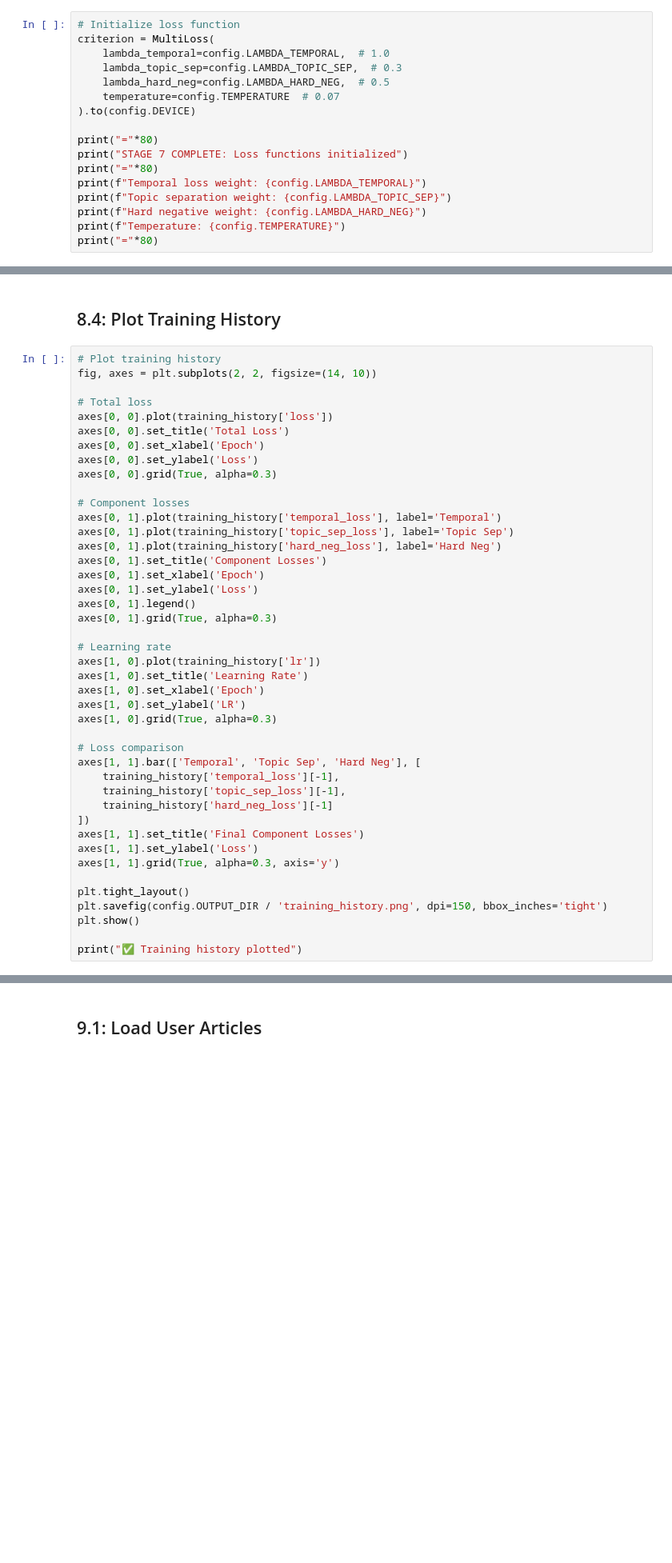
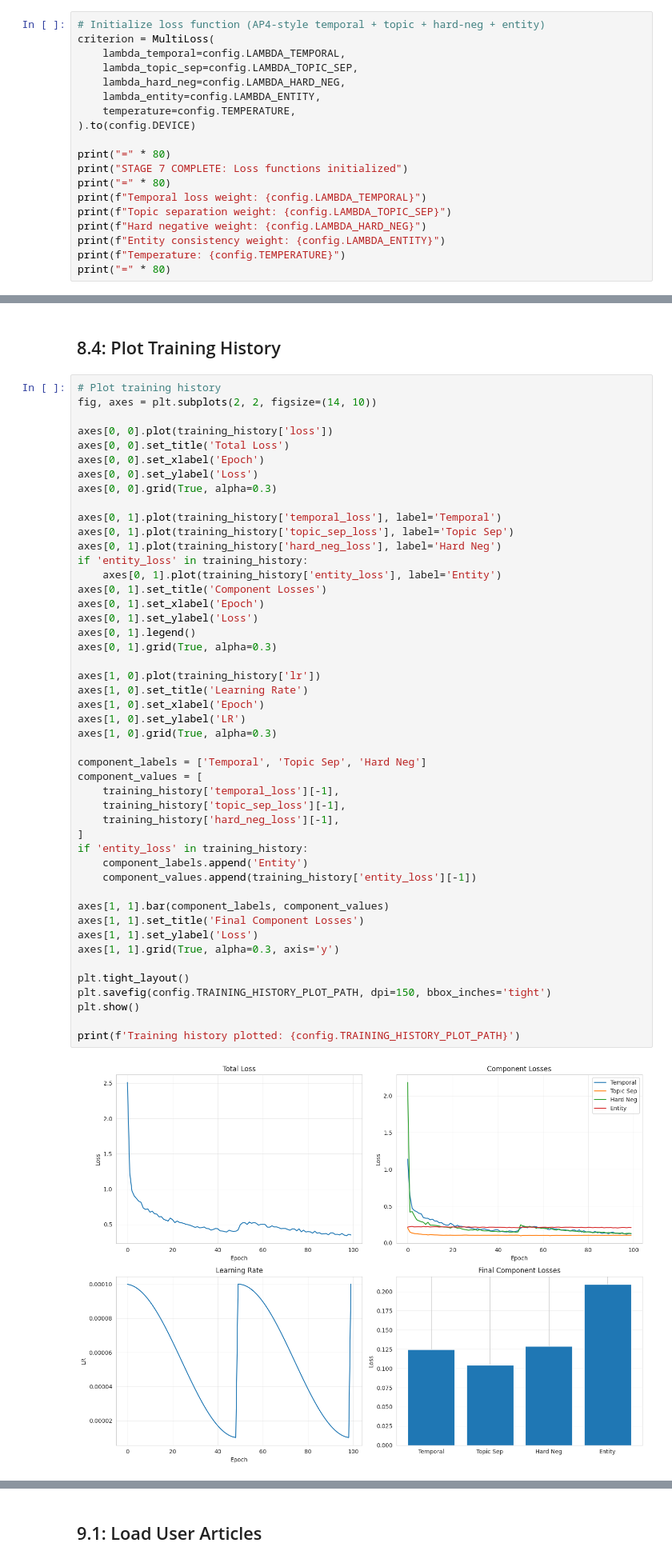
Before and after one commit to meet6868/Narrative-Shift-Detection, a Jupyter notebook: TCL/TCL_Pipeline_5.ipynb, the cells around one changed output, grey strips where cells are left out. Shown at 80% size. Saved outputs shown, nothing was run; the diff lists cells and outputs as text; blank space fills up the shorter version.

```diff
--- a/TCL/TCL_Pipeline_5.ipynb
+++ b/TCL/TCL_Pipeline_5.ipynb
@@ -1342,19 +2168,21 @@ print("✅ Multi-loss defined")
 # %% [markdown]
 ## 7.5: Initialize Loss Function
 # %%
-# Initialize loss function
+# Initialize loss function (AP4-style temporal + topic + hard-neg + entity)
 criterion = MultiLoss(
-    lambda_temporal=config.LAMBDA_TEMPORAL,  # 1.0
-    lambda_topic_sep=config.LAMBDA_TOPIC_SEP,  # 0.3
-    lambda_hard_neg=config.LAMBDA_HARD_NEG,  # 0.5
-    temperature=config.TEMPERATURE  # 0.07
+    lambda_temporal=config.LAMBDA_TEMPORAL,
+    lambda_topic_sep=config.LAMBDA_TOPIC_SEP,
+    lambda_hard_neg=config.LAMBDA_HARD_NEG,
+    lambda_entity=config.LAMBDA_ENTITY,
+    temperature=config.TEMPERATURE,
 ).to(config.DEVICE)
 
-print("="*80)
+print("=" * 80)
 print("STAGE 7 COMPLETE: Loss functions initialized")
-print("="*80)
+print("=" * 80)
 print(f"Temporal loss weight: {config.LAMBDA_TEMPORAL}")
 print(f"Topic separation weight: {config.LAMBDA_TOPIC_SEP}")
 print(f"Hard negative weight: {config.LAMBDA_HARD_NEG}")
+print(f"Entity consistency weight: {config.LAMBDA_ENTITY}")
 print(f"Temperature: {config.TEMPERATURE}")
-print("="*80)
+print("=" * 80)
@@ -1578,42 +2525,48 @@ print(f"   Model includes topic embeddings and mapping")
 # Plot training history
 fig, axes = plt.subplots(2, 2, figsize=(14, 10))
 
-# Total loss
 axes[0, 0].plot(training_history['loss'])
 axes[0, 0].set_title('Total Loss')
 axes[0, 0].set_xlabel('Epoch')
 axes[0, 0].set_ylabel('Loss')
 axes[0, 0].grid(True, alpha=0.3)
 
-# Component losses
 axes[0, 1].plot(training_history['temporal_loss'], label='Temporal')
 axes[0, 1].plot(training_history['topic_sep_loss'], label='Topic Sep')
 axes[0, 1].plot(training_history['hard_neg_loss'], label='Hard Neg')
+if 'entity_loss' in training_history:
+    axes[0, 1].plot(training_history['entity_loss'], label='Entity')
 axes[0, 1].set_title('Component Losses')
 axes[0, 1].set_xlabel('Epoch')
 axes[0, 1].set_ylabel('Loss')
 axes[0, 1].legend()
 axes[0, 1].grid(True, alpha=0.3)
 
-# Learning rate
 axes[1, 0].plot(training_history['lr'])
 axes[1, 0].set_title('Learning Rate')
 axes[1, 0].set_xlabel('Epoch')
 axes[1, 0].set_ylabel('LR')
 axes[1, 0].grid(True, alpha=0.3)
 
-# Loss comparison
-axes[1, 1].bar(['Temporal', 'Topic Sep', 'Hard Neg'], [
+component_labels = ['Temporal', 'Topic Sep', 'Hard Neg']
+component_values = [
     training_history['temporal_loss'][-1],
     training_history['topic_sep_loss'][-1],
-    training_history['hard_neg_loss'][-1]
-])
+    training_history['hard_neg_loss'][-1],
+]
+if 'entity_loss' in training_history:
+    component_labels.append('Entity')
+    component_values.append(training_history['entity_loss'][-1])
+
+axes[1, 1].bar(component_labels, component_values)
 axes[1, 1].set_title('Final Component Losses')
 axes[1, 1].set_ylabel('Loss')
 axes[1, 1].grid(True, alpha=0.3, axis='y')
 
 plt.tight_layout()
-plt.savefig(config.OUTPUT_DIR / 'training_history.png', dpi=150, bbox_inches='tight')
+plt.savefig(config.TRAINING_HISTORY_PLOT_PATH, dpi=150, bbox_inches='tight')
 plt.show()
 
-print("✅ Training history plotted")
+print(f'Training history plotted: {config.TRAINING_HISTORY_PLOT_PATH}')
+# %% [output]
+[figure, added]
```
Also changed, not shown: parts of 130 cells of this notebook, 59 other files.
